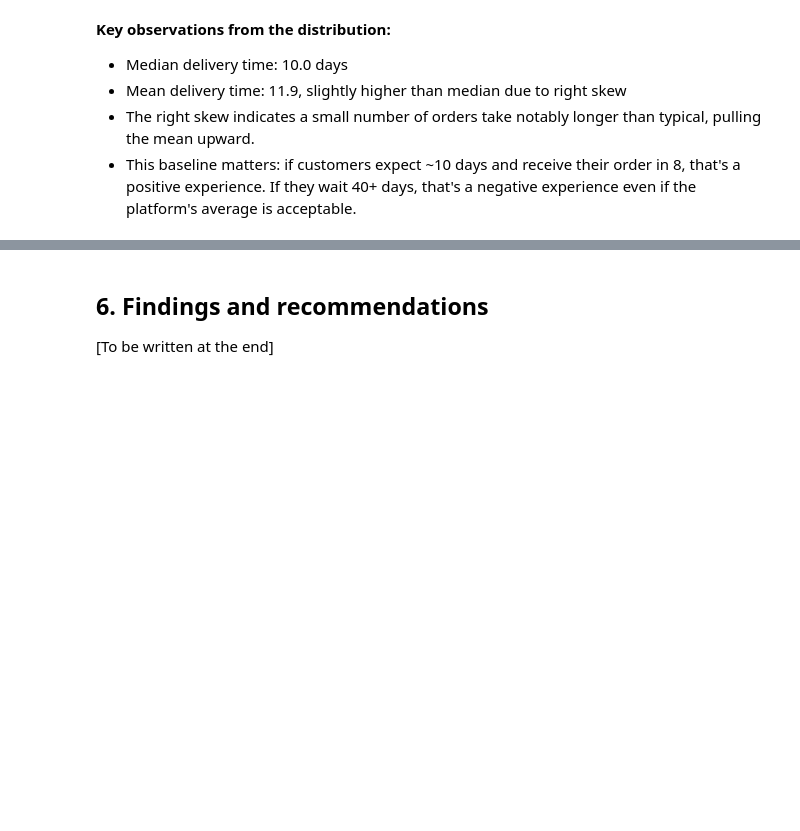
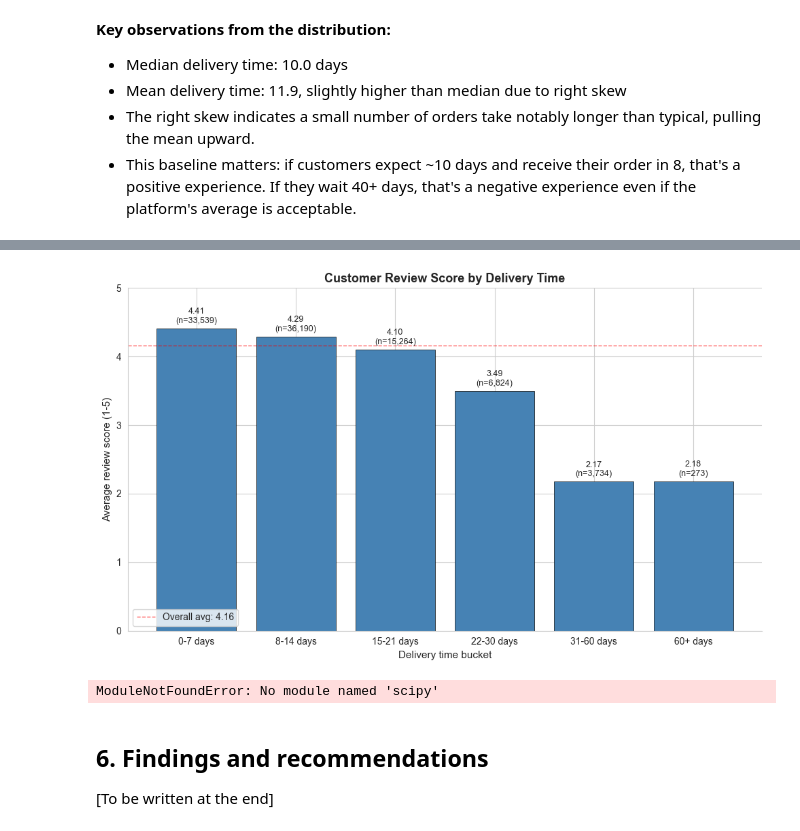
Before and after one commit to szymonpasieka84-art/olist-ecommerce-analysis, a Jupyter notebook: 01_exploration.ipynb, the cells around one changed output, grey strips where cells are left out. Drawn from its saved outputs; the diff is of its cells as text; code cells hidden in the pictures; blank space fills up the shorter version.

```diff
--- a/01_exploration.ipynb
+++ b/01_exploration.ipynb
@@ -552,0 +580,13 @@ experience even if the platform's average is acceptable.
+# %%
+# Take the latest review per order (in case of duplicates)
+reviews_clean = reviews.sort_values('review_creation_date').drop_duplicates(
+    subset='order_id', keep='last'
+)[['order_id', 'review_score']]
+
+print("Reviews after dedup:", len(reviews_clean))
+
+# Join to our cleaned delivery data
+delivery_reviews = delivery_clean.merge(reviews_clean, on='order_id', how='inner')
+
+print("Orders with both delivery time AND review:", len(delivery_reviews))
+print("Lost (orders without reviews):", len(delivery_clean) - len(delivery_reviews))
@@ -553,3 +634,56 @@ experience even if the platform's average is acceptable.
+# %%
+fig, ax1 = plt.subplots(figsize=(10, 6))
+
+# Bar chart of average review score
+bars = ax1.bar(
+    bucket_analysis['delivery_bucket'].astype(str),
+    bucket_analysis['avg_review'],
+    color='steelblue', edgecolor='black', linewidth=0.5
+)
+
+ax1.set_xlabel('Delivery time bucket', fontsize=11)
+ax1.set_ylabel('Average review score (1-5)', fontsize=11)
+ax1.set_title('Customer Review Score by Delivery Time', fontsize=13, fontweight='bold')
+ax1.set_ylim(0, 5)
+
+# Value labels on top of bars
+for bar, n in zip(bars, bucket_analysis['n_orders']):
+    height = bar.get_height()
+    ax1.text(bar.get_x() + bar.get_width()/2, height + 0.05,
+             f'{height:.2f}\n(n={n:,})', ha='center', va='bottom', fontsize=9)
+
+ax1.spines['top'].set_visible(False)
+ax1.spines['right'].set_visible(False)
+ax1.axhline(y=delivery_reviews['review_score'].mean(), color='red',
+            linestyle='--', linewidth=1, alpha=0.6,
+            label=f'Overall avg: {delivery_reviews["review_score"].mean():.2f}')
+ax1.legend(loc='lower left')
+
+plt.tight_layout()
+plt.show()
+# %% [output]
+[figure, added]
+# %%
+# Pearson correlation (linear)
+from scipy.stats import pearsonr, spearmanr
+
+# Linear correlation
+pearson_corr, pearson_p = pearsonr(
+    delivery_reviews['delivery_days'],
+    delivery_reviews['review_score']
+)
+
+# Rank correlation (better for non-linear monotonic relationships)
+spearman_corr, spearman_p = spearmanr(
+    delivery_reviews['delivery_days'],
+    delivery_reviews['review_score']
+)
+
+print(f"Pearson correlation:  {pearson_corr:.3f}  (linear)")
+print(f"Spearman correlation: {spearman_corr:.3f}  (rank-based)")
+print(f"\nSample size: {len(delivery_reviews):,} orders")
+# %% [output]
+ModuleNotFoundError: No module named 'scipy'
 # %% [markdown]
 ## 6. Findings and recommendations
 [To be written at the end]
```
Also changed, not shown: parts of 6 cells of this notebook, 1 other file.
